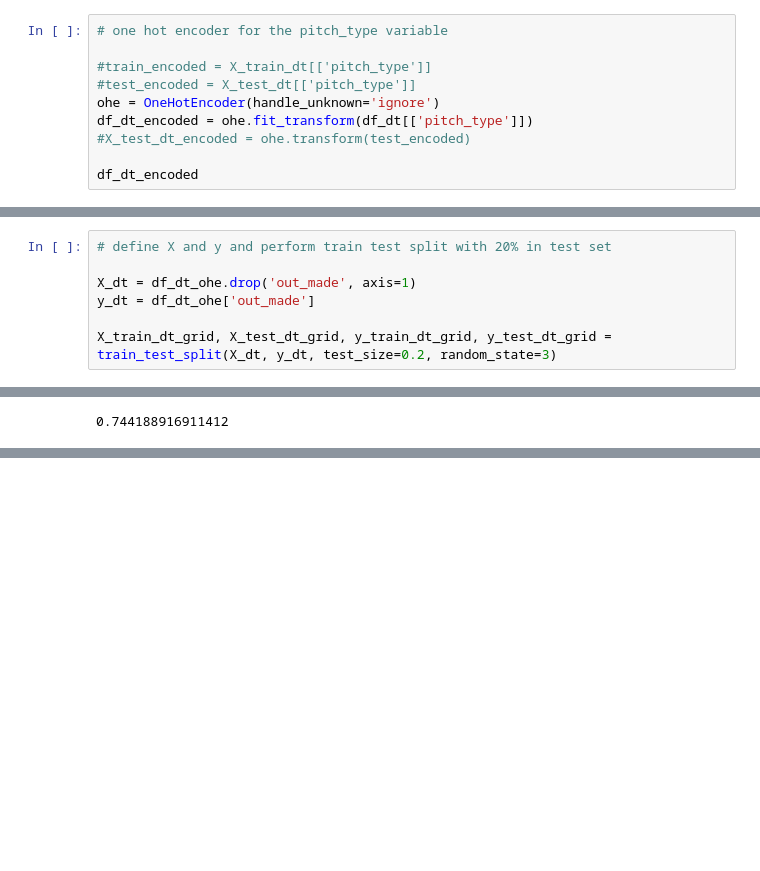
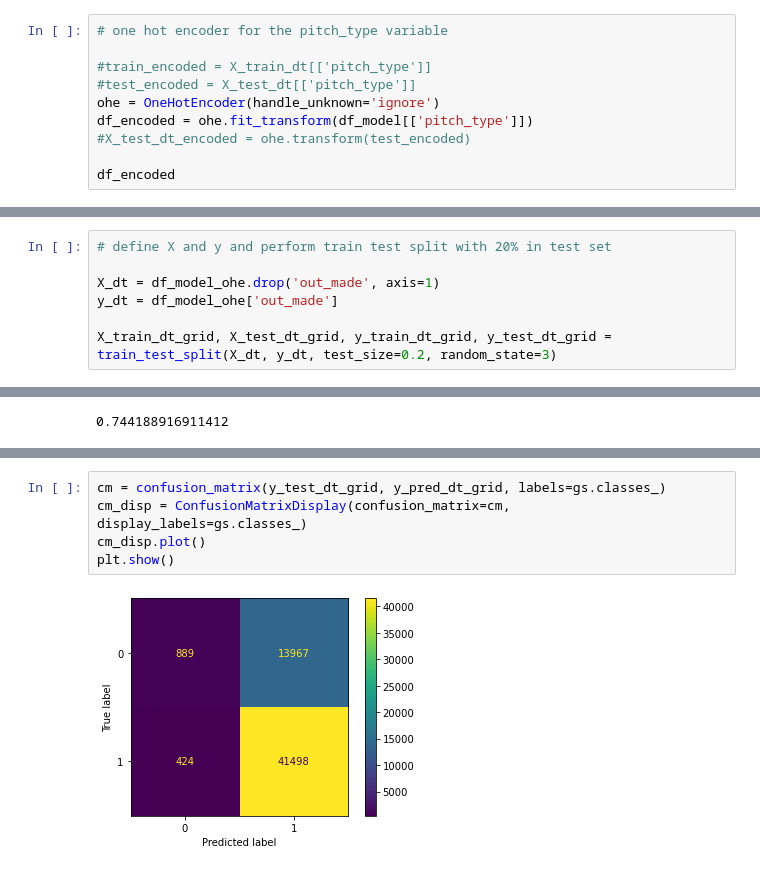
Before and after one commit to dangrosen/pitch-type-analysis, a Jupyter notebook: working_notebook.ipynb, the cells around one changed output, grey strips where cells are left out. Saved outputs shown, nothing was run; the diff lists cells and outputs as text; blank space fills up the shorter version.

```diff
--- a/working_notebook.ipynb
+++ b/working_notebook.ipynb
@@ -618,10 +637,10 @@ memory usage: 17.3+ MB
 #train_encoded = X_train_dt[['pitch_type']]
 #test_encoded = X_test_dt[['pitch_type']]
 ohe = OneHotEncoder(handle_unknown='ignore')
-df_dt_encoded = ohe.fit_transform(df_dt[['pitch_type']])
+df_encoded = ohe.fit_transform(df_model[['pitch_type']])
 #X_test_dt_encoded = ohe.transform(test_encoded)
 
-df_dt_encoded
+df_encoded
 # %% [output]
 <283887x5 sparse matrix of type '<class 'numpy.float64'>'
         with 283887 stored elements in Compressed Sparse Row format>
@@ -701,8 +740,8 @@ I'll use GridSearch CV to adjust some hyperparameters to look for a better decis
 # %%
 # define X and y and perform train test split with 20% in test set
 
-X_dt = df_dt_ohe.drop('out_made', axis=1)
-y_dt = df_dt_ohe['out_made']
+X_dt = df_model_ohe.drop('out_made', axis=1)
+y_dt = df_model_ohe['out_made']
 
 X_train_dt_grid, X_test_dt_grid, y_train_dt_grid, y_test_dt_grid = train_test_split(X_dt, y_dt, test_size=0.2, random_state=3)
 # %%
@@ -732,0 +793,7 @@ gs.cv_results_['mean_test_score'].max()
+# %%
+cm = confusion_matrix(y_test_dt_grid, y_pred_dt_grid, labels=gs.classes_)
+cm_disp = ConfusionMatrixDisplay(confusion_matrix=cm, display_labels=gs.classes_)
+cm_disp.plot()
+plt.show()
+# %% [output]
+[figure, added]
```
Also changed, not shown: parts of 72 cells of this notebook.
